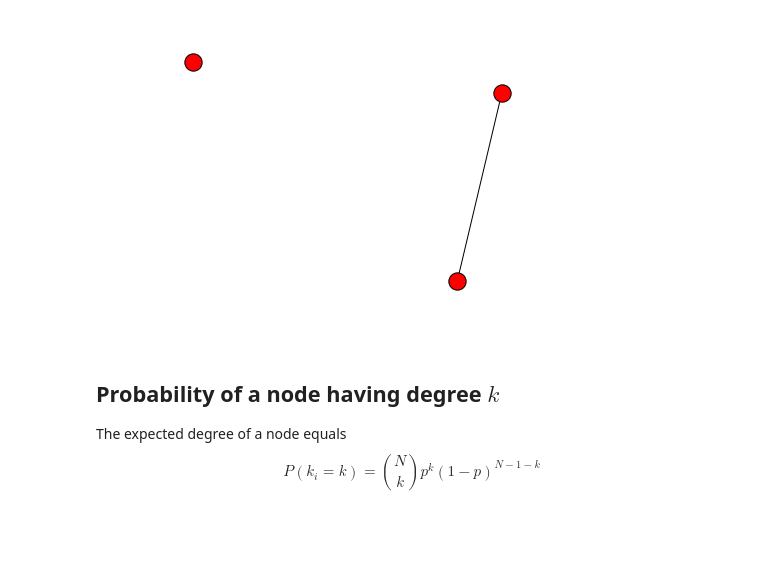
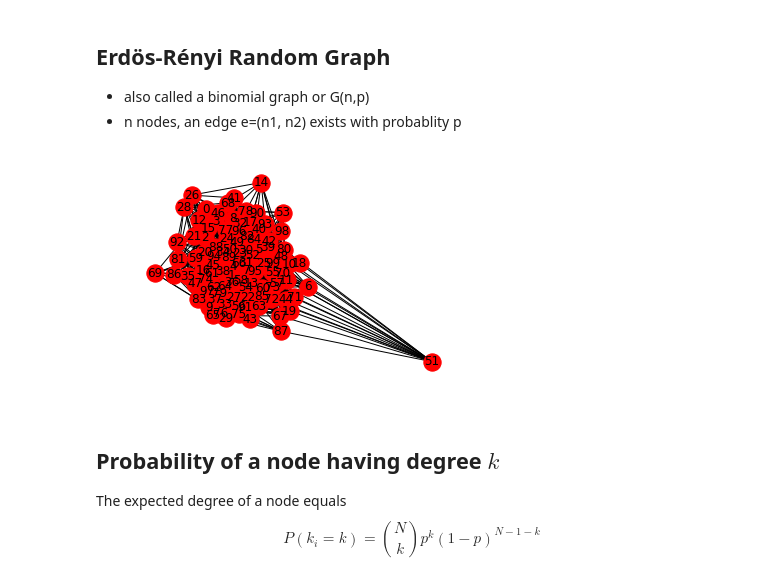
Before and after one commit to nickrobinson251/Networks, a Jupyter notebook: Networks 1 - Random Graphs.ipynb, the cells around one changed output. Saved outputs shown, nothing was run; the diff lists cells and outputs as text; code cells hidden in the pictures; blank space fills up the shorter version.

```diff
--- a/Networks 1 - Random Graphs.ipynb
+++ b/Networks 1 - Random Graphs.ipynb
@@ -25,5 +9,10 @@ nx.draw(G, node_size=5000, linewidths=0)
+# %% [markdown]
+## Erdös-Rényi Random Graph
+- also called a binomial graph or G(n,p)
+- n nodes, an edge e=(n1, n2) exists with probablity p
 # %%
-G = nx.erdos_renyi_graph(3, 0.5)
-nx.draw(G)
+G = nx.erdos_renyi_graph(n=100, p=0.2, directed=False)
+nx.draw_networkx(G)
+show_graph()
 # %% [output]
-[figure, old version]
+[figure, new version]
```
Also changed, not shown: parts of 14 cells of this notebook.
